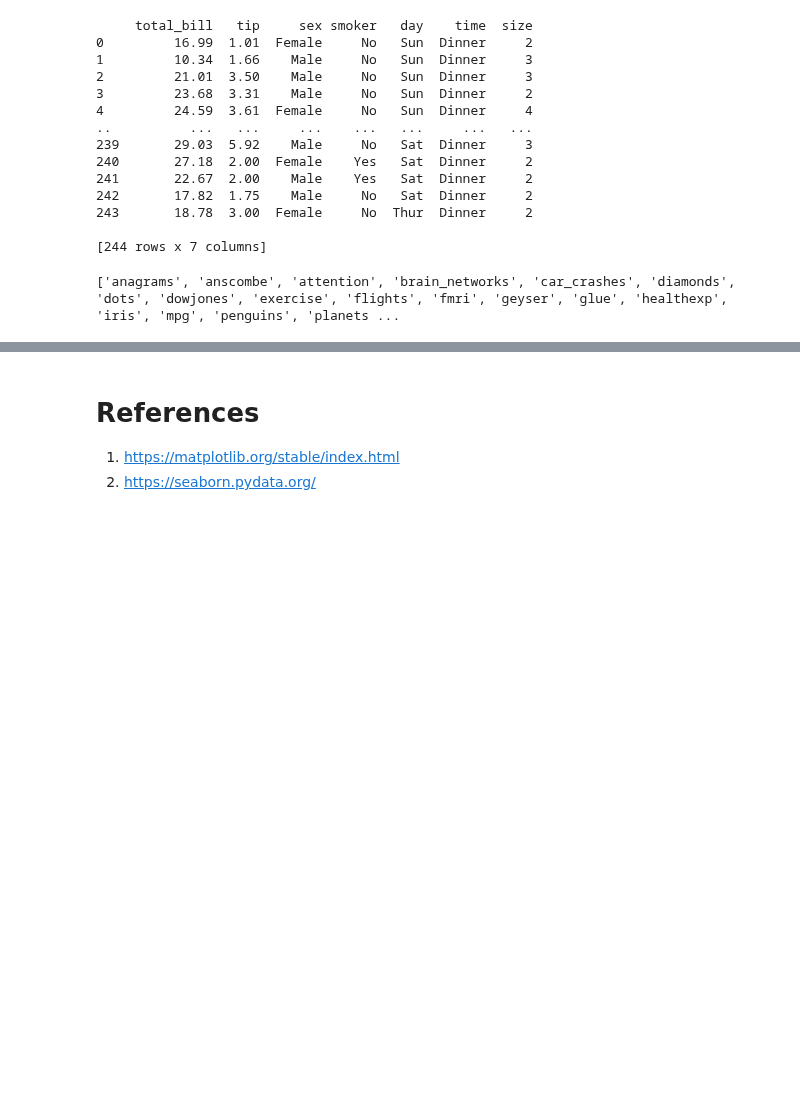
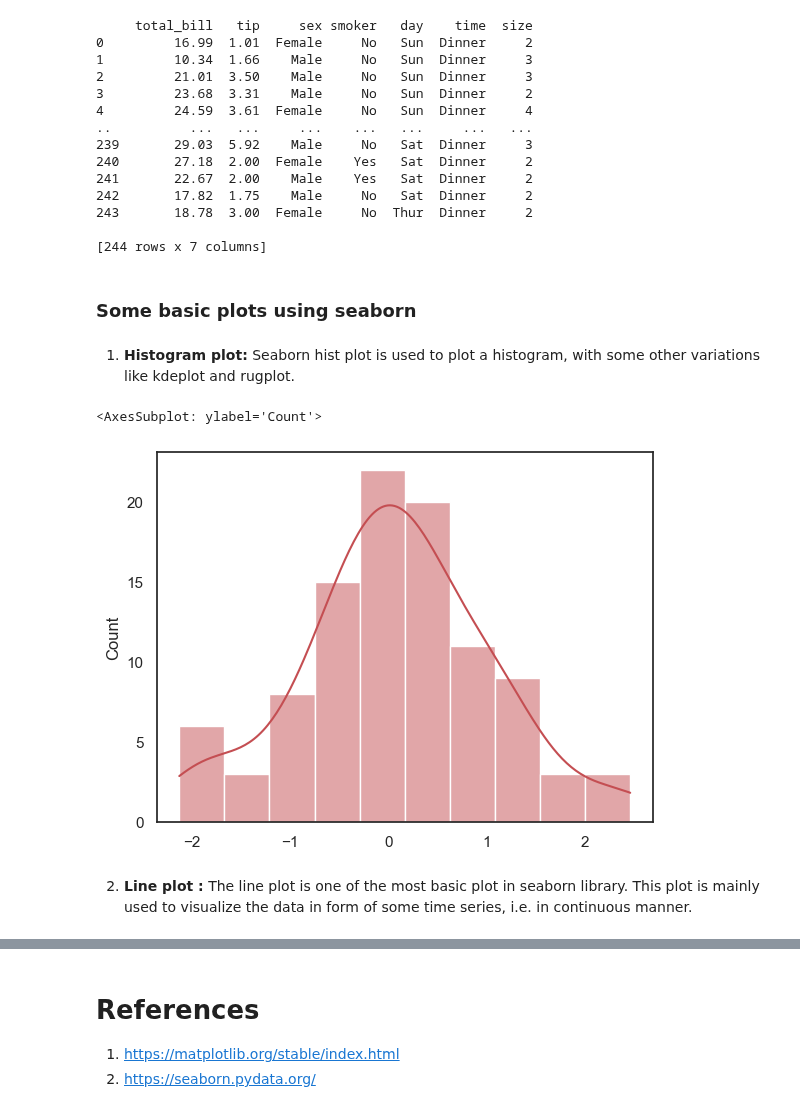
Before and after one commit to arunp77/Python-programming, a Jupyter notebook: Python-fundamental/Matplotlib.ipynb, the cells around one changed output, grey strips where cells are left out. Cells and saved outputs as stored; diff of their text form; code cells hidden in the pictures; blank space fills up the shorter version.

Commit message:
Seaborn

```diff
--- a/Python-fundamental/Matplotlib.ipynb
+++ b/Python-fundamental/Matplotlib.ipynb
@@ -1094,7 +1113,22 @@ print(df)
 243       18.78  3.00  Female     No  Thur  Dinner     2
 
 [244 rows x 7 columns]
-# %%
-print(sb.get_dataset_names()) #To view all the available data sets in the Seaborn library.
-# %% [output]
-['anagrams', 'anscombe', 'attention', 'brain_networks', 'car_crashes', 'diamonds', 'dots', 'dowjones', 'exercise', 'flights', 'fmri', 'geyser', 'glue', 'healthexp', 'iris', 'mpg', 'penguins', 'planets ...
+# %% [markdown]
+### Some basic plots using seaborn
+# %% [markdown]
+1. **Histogram plot:** Seaborn hist plot is used to plot a histogram, with some other variations like kdeplot and rugplot.
+# %%
+# Selecting style as white, dark, whitegrid, darkgrid or ticks
+sns.set(style="white")
+
+# Generate a random univariate dataset
+rs = np.random.RandomState(10)
+d = rs.normal(size=100)
+
+# Plot a simple histogram and kde with binsize determined automatically
+sns.histplot(d, kde=True, color="r") # kde is for distribution plot included/not included in the plot
+# %% [output]
+<AxesSubplot: ylabel='Count'>
+[figure, added]
+# %% [markdown]
+2. **Line plot :** The line plot is one of the most basic plot in seaborn library.  This plot is mainly used to visualize the data in form of some time series, i.e. in continuous manner.
```
Also changed, not shown: parts of 26 cells of this notebook.
